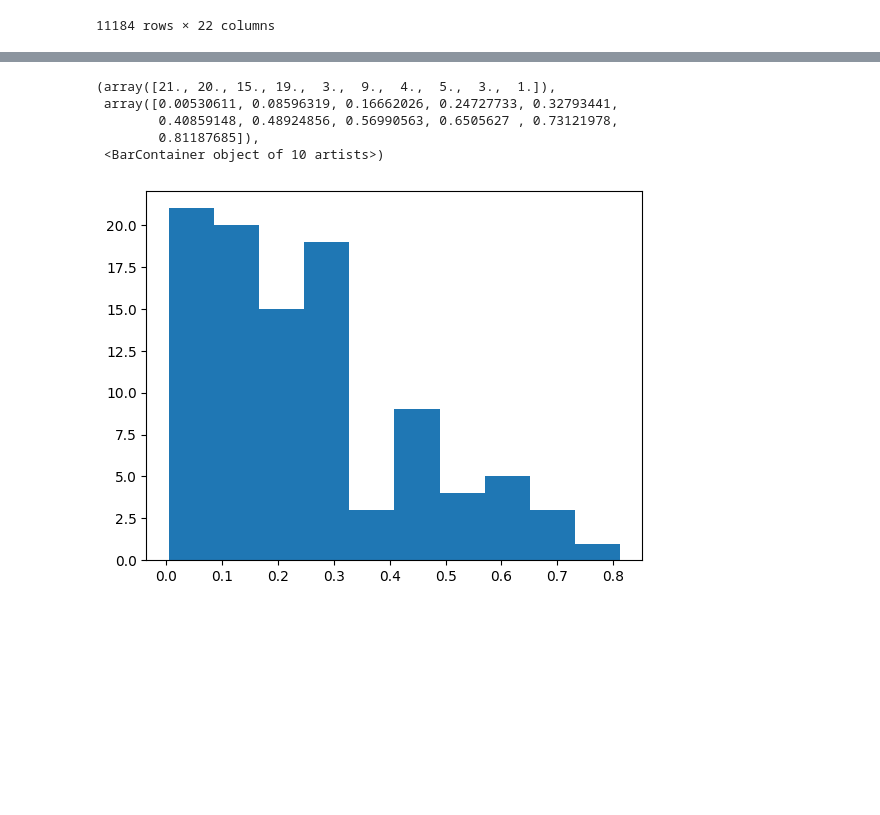
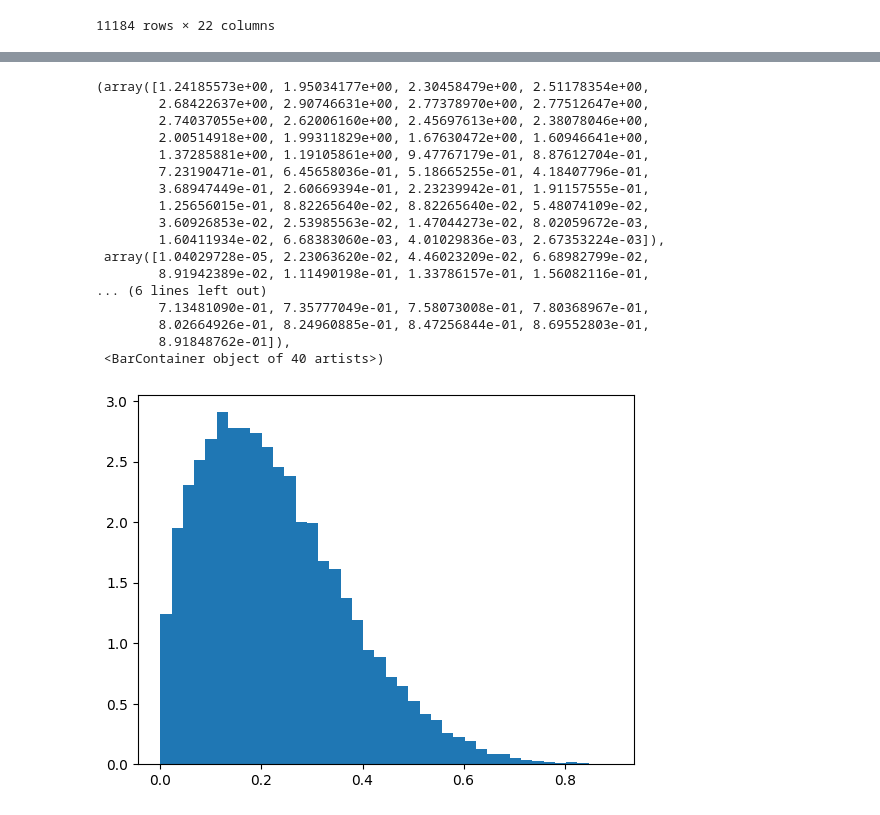
Before and after one commit to eMillar2718/GW_ChirpSim, a Jupyter notebook: binary_param_generation/Generating_samples.ipynb, the cells around one changed output, grey strips where cells are left out. Cells and saved outputs as stored; diff of their text form; code cells hidden in the pictures; blank space fills up the shorter version.

```diff
--- a/binary_param_generation/Generating_samples.ipynb
+++ b/binary_param_generation/Generating_samples.ipynb
@@ -33,0 +94,2 @@ sample = intrinsic_params.sample_intrinsic(PP_hyperposterior_samples.iloc[9], 10
+# %%
+comb_intrins_samps = pd.read_hdf('all_intrins_samps.hdf5', key='all_intrins_samps')
@@ -63,10 +165,22 @@ plt.hist(sample['z'])
 # %%
-plt.hist(sample['chi_1'])
+plt.hist(comb_intrins_samps['chi_1'], density=True, bins=40)
 # %% [output]
-(array([21., 20., 15., 19.,  3.,  9.,  4.,  5.,  3.,  1.]),
- array([0.00530611, 0.08596319, 0.16662026, 0.24727733, 0.32793441,
-        0.40859148, 0.48924856, 0.56990563, 0.6505627 , 0.73121978,
-        0.81187685]),
- <BarContainer object of 10 artists>)
+(array([1.24185573e+00, 1.95034177e+00, 2.30458479e+00, 2.51178354e+00,
+        2.68422637e+00, 2.90746631e+00, 2.77378970e+00, 2.77512647e+00,
+        2.74037055e+00, 2.62006160e+00, 2.45697613e+00, 2.38078046e+00,
+        2.00514918e+00, 1.99311829e+00, 1.67630472e+00, 1.60946641e+00,
+        1.37285881e+00, 1.19105861e+00, 9.47767179e-01, 8.87612704e-01,
+        7.23190471e-01, 6.45658036e-01, 5.18665255e-01, 4.18407796e-01,
+        3.68947449e-01, 2.60669394e-01, 2.23239942e-01, 1.91157555e-01,
+        1.25656015e-01, 8.82265640e-02, 8.82265640e-02, 5.48074109e-02,
+        3.60926853e-02, 2.53985563e-02, 1.47044273e-02, 8.02059672e-03,
+        1.60411934e-02, 6.68383060e-03, 4.01029836e-03, 2.67353224e-03]),
+ array([1.04029728e-05, 2.23063620e-02, 4.46023209e-02, 6.68982799e-02,
+        8.91942389e-02, 1.11490198e-01, 1.33786157e-01, 1.56082116e-01,
+... (6 lines left out)
+        7.13481090e-01, 7.35777049e-01, 7.58073008e-01, 7.80368967e-01,
+        8.02664926e-01, 8.24960885e-01, 8.47256844e-01, 8.69552803e-01,
+        8.91848762e-01]),
+ <BarContainer object of 40 artists>)
-[figure, old version]
+[figure, new version]
 # %%
```
Also changed, not shown: parts of 14 cells of this notebook, 8 other files.
